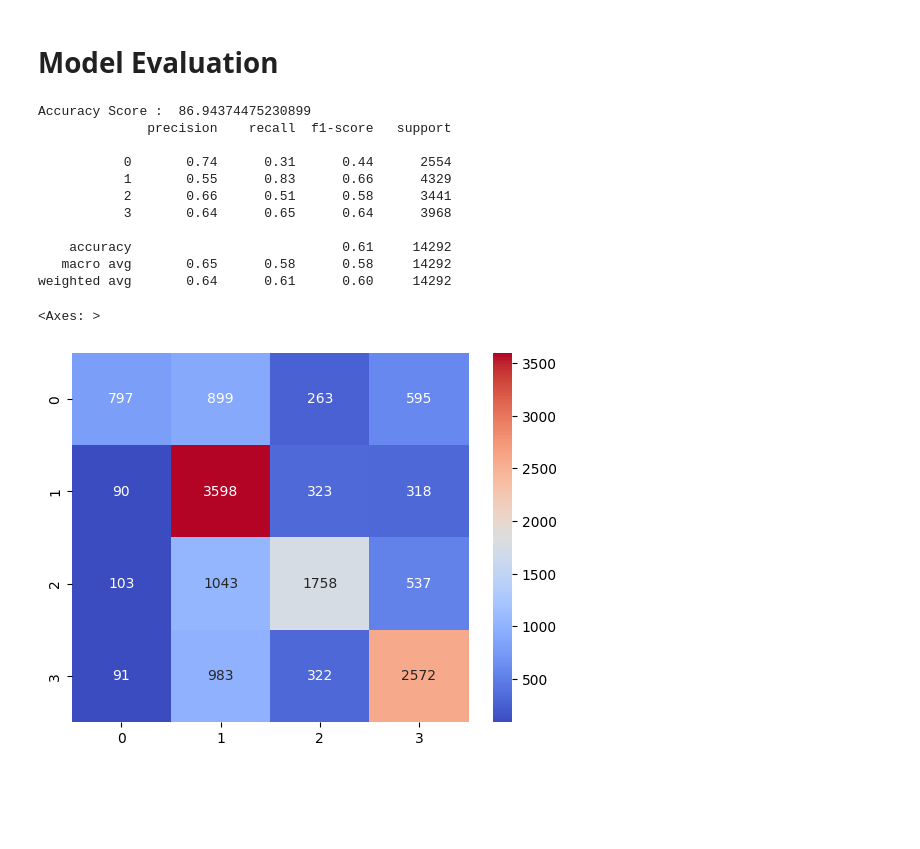
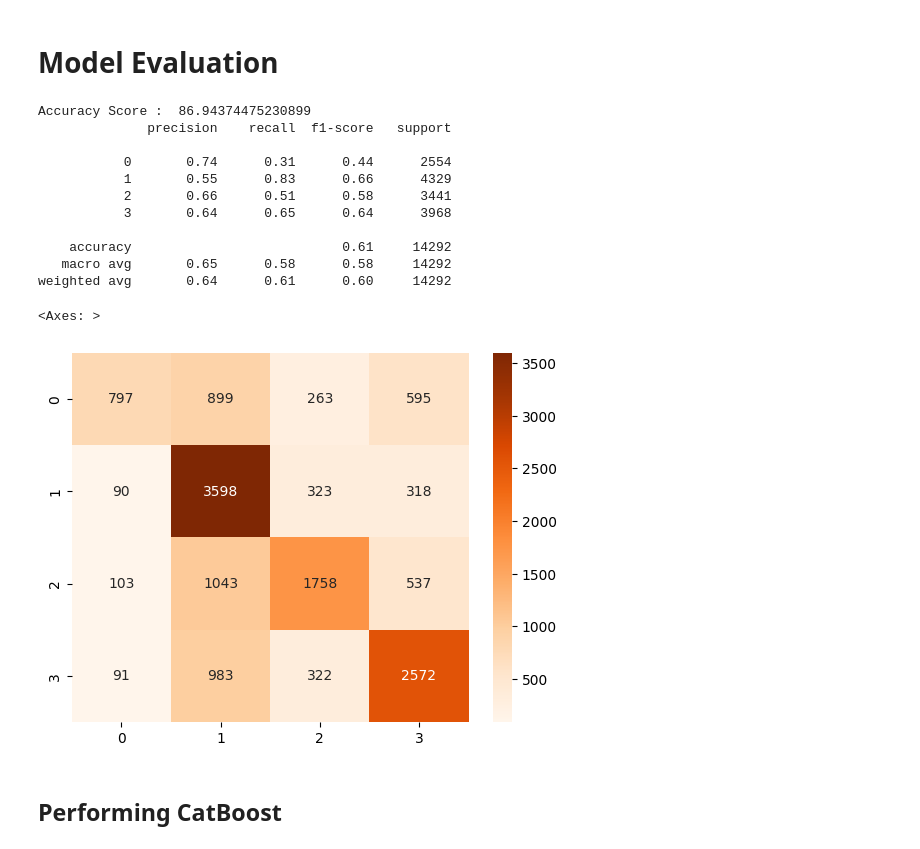
Before and after one commit to samifahim07/Twitter-Sentiment-Analysis-using-Machine-Learning, a Jupyter notebook: Twitter-sentiment.ipynb, the cells around one changed output. Drawn from its saved outputs; the diff is of its cells as text; code cells hidden in the pictures; blank space fills up the shorter version.

```diff
--- a/Twitter-sentiment.ipynb
+++ b/Twitter-sentiment.ipynb
@@ -375,28 +375,30 @@ Test Score :  61.048138818919675
 # %%
 # Accuracy Score
 acc_score_xg = accuracy_score(ytest,predict_xg)
 print("Accuracy Score : ",acc_score*100)
 
 #Confusion Matrix
 class_rep_xg= classification_report(ytest,predict_xg)
 print(class_rep_xg)
 
 # Confuison Matrix
 
 cm = confusion_matrix(ytest,predict_xg)
 
-sns.heatmap(cm  , annot=True , fmt='d', cmap="coolwarm")
+sns.heatmap(cm  , annot=True , fmt='d', cmap="Oranges")
 # %% [output]
 Accuracy Score :  86.94374475230899
               precision    recall  f1-score   support
 
            0       0.74      0.31      0.44      2554
            1       0.55      0.83      0.66      4329
            2       0.66      0.51      0.58      3441
            3       0.64      0.65      0.64      3968
 
     accuracy                           0.61     14292
    macro avg       0.65      0.58      0.58     14292
 weighted avg       0.64      0.61      0.60     14292
 <Axes: >
-[figure, old version]
+[figure, new version]
+# %% [markdown]
+## **Performing CatBoost**
```
Also changed, not shown: parts of 1 cell of this notebook.
